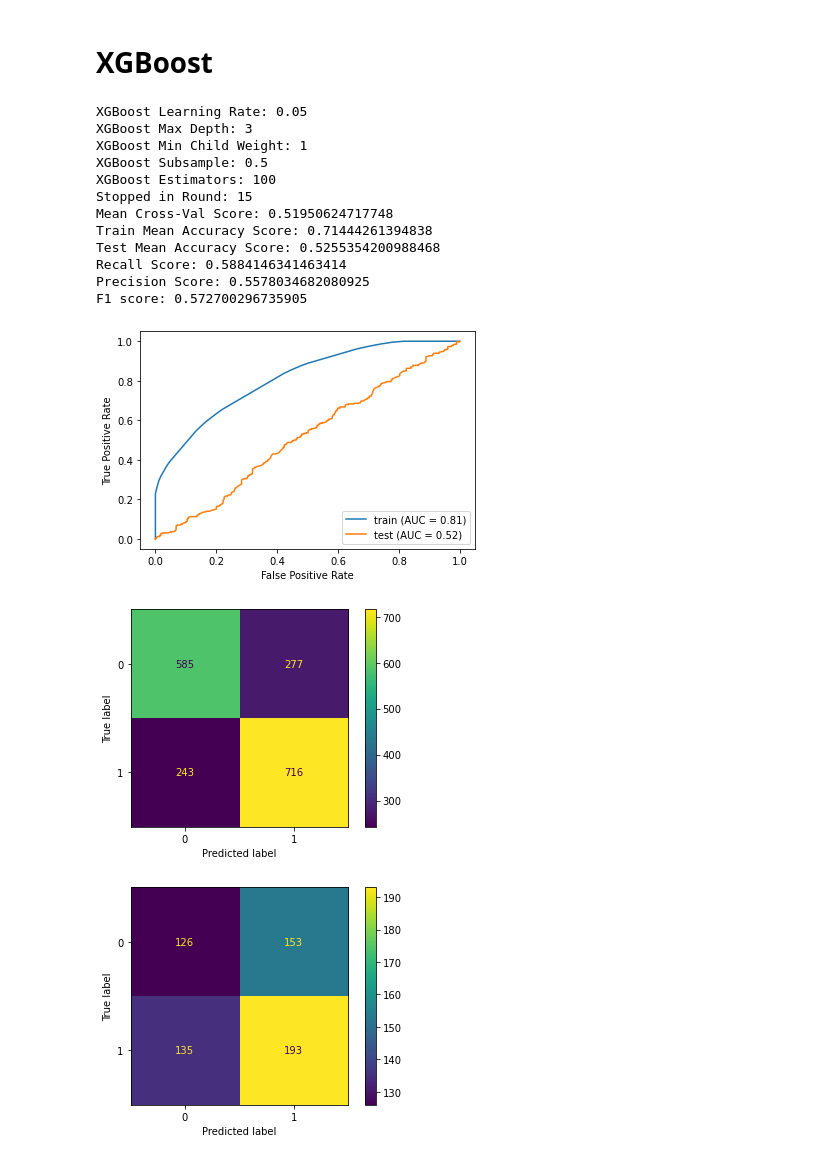
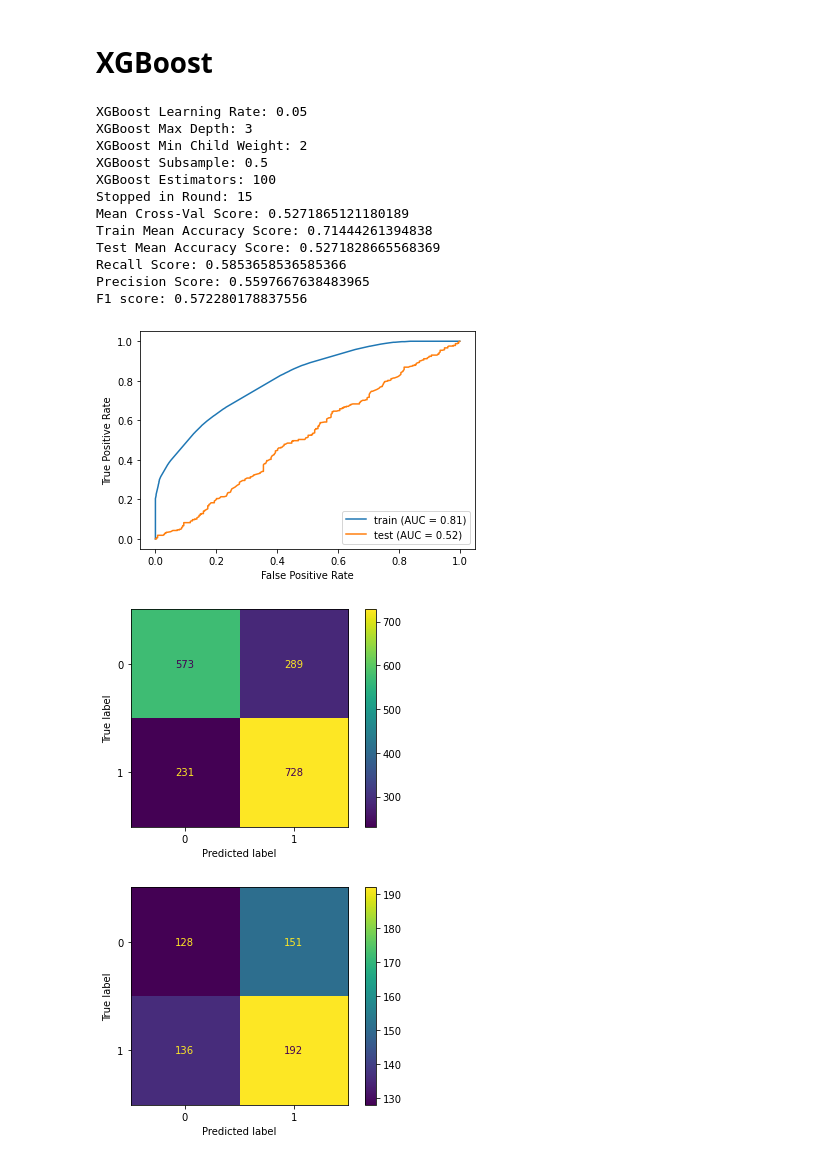
Before and after one commit to MatthewR1021/MLB_Classification, a Jupyter notebook: Modeling_Function_Builder.ipynb, the cells around one changed output. Saved outputs shown, nothing was run; the diff lists cells and outputs as text; code cells hidden in the pictures.

```diff
--- a/Modeling_Function_Builder.ipynb
+++ b/Modeling_Function_Builder.ipynb
@@ -130,11 +134,13 @@ def data_preprocessing(df1 = season, df2 = today):
     X_test_scaled = pd.DataFrame(X_test_scaled, columns=X_test.columns)
 
     return X_train_scaled, X_test_scaled
+# %%
+y=df['home_win']
 # %%
-X=df.drop(['home_win','H_name','A_name','fav_win'],axis=1)
-y=df['fav_win']
+#X=df.drop(['home_win','H_name','A_name','fav_win'],axis=1)
+#y=df['fav_win']
 # %%
-X_train, X_test, y_train, y_test = train_test_split(X, y,random_state=42)
+X_train, X_test, y_train, y_test = train_test_split(X_minus_zero_and_tiny, y,random_state=42)
 # %% [markdown]
 ## Feature Selection
 # %%
@@ -574,5 +649,9 @@ def bagged(X_train, X_test, y_train, y_test, cv=5):
 # %% [markdown]
 # XGBoost
+# %%
+xfeats= feature_select(X_train,y_train,XGBClassifier,min_features=10)
+X_train_best_x = X_train[xfeats]
+X_test_best_x = X_test[xfeats]
 # %%
 def xgboost(X_train, X_test, y_train, y_test, cv=5):
 
@@ -651,20 +730,20 @@ def xgboost(X_train, X_test, y_train, y_test, cv=5):
     plot_confusion_matrix(xgb, X_train, y_train)
     plot_confusion_matrix(xgb, X_test, y_test);
 # %%
-#xgboost(X_train_scaled, X_test_scaled, y_train, y_test, cv=5)
+xgboost(X_train_best_x, X_test_best_x, y_train, y_test, cv=5)
 # %% [output]
 XGBoost Learning Rate: 0.05
 XGBoost Max Depth: 3
-XGBoost Min Child Weight: 1
+XGBoost Min Child Weight: 2
 XGBoost Subsample: 0.5
 XGBoost Estimators: 100
 Stopped in Round: 15
-Mean Cross-Val Score: 0.51950624717748
+Mean Cross-Val Score: 0.5271865121180189
 Train Mean Accuracy Score: 0.71444261394838
-Test Mean Accuracy Score: 0.5255354200988468
-Recall Score: 0.5884146341463414
-Precision Score: 0.5578034682080925
-F1 score: 0.572700296735905
+Test Mean Accuracy Score: 0.5271828665568369
+Recall Score: 0.5853658536585366
+Precision Score: 0.5597667638483965
+F1 score: 0.572280178837556
-[figure, old version]
+[figure, new version]
-[figure, old version]
+[figure, new version]
-[figure, old version]
+[figure, new version]
```
Also changed, not shown: parts of 17 cells of this notebook, 7 other files.
